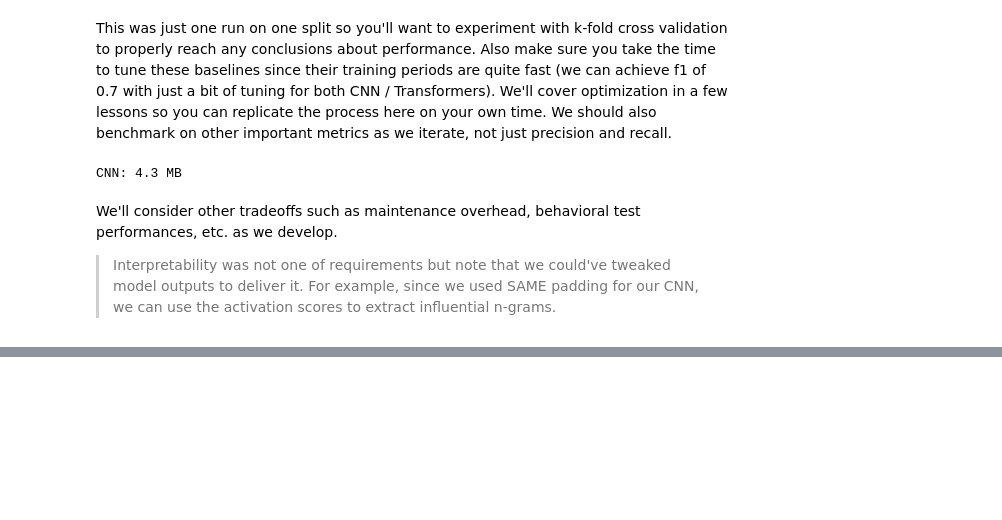
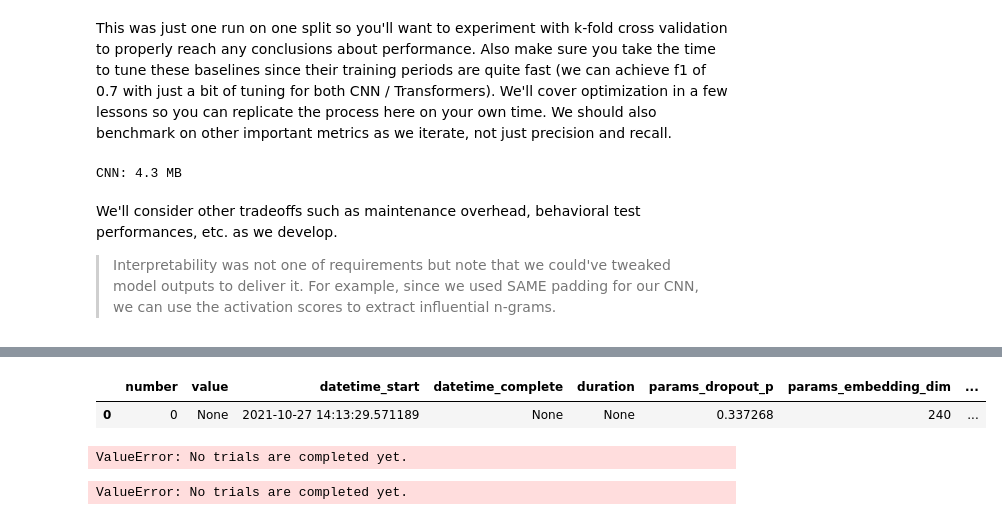
Before and after one commit to anantvaid/MadeWithML_Learnings, a Jupyter notebook: MLOps.ipynb, the cells around one changed output, grey strips where cells are left out. Cells and saved outputs as stored; diff of their text form; code cells hidden in the pictures; blank space fills up the shorter version.

Commit message:
Experiment Tracking and Optimization

```diff
--- a/MLOps.ipynb
+++ b/MLOps.ipynb
@@ -2226,0 +2953,15 @@ print(json.dumps(metrics["slices"], indent=2))
+# %%
+!pip install optuna
+
+import optuna
+from optuna.integration.mlflow import MLflowCallback
+
+# Optimize
+NUM_TRIALS = 50 # small sample for now
+pruner = optuna.pruners.MedianPruner(n_startup_trials=5, n_warmup_steps=5)
+study = optuna.create_study(study_name="optimization", direction="maximize", pruner=pruner)
+mlflow_callback = MLflowCallback(
+    tracking_uri=mlflow.get_tracking_uri(), metric_name="f1")
+study.optimize(lambda trial: objective(trial, params),
+               n_trials=NUM_TRIALS,
+               callbacks=[mlflow_callback])
@@ -2226,0 +2992,21 @@ print(json.dumps(metrics["slices"], indent=2))
+# %%
+# All trials
+trials_df = study.trials_dataframe()
+trials_df = trials_df.sort_values(["value"], ascending=False)  # sort by metric
+trials_df.head()
+# %% [output]
+|  | number | value | datetime_start | datetime_complete | duration | params_dropout_p | params_embedding_dim | ... |
+| 0 | 0 | None | 2021-10-27 14:13:29.571189 | None | None | 0.337268 | 240 | ... |
+# %%
+# Best trial
+print (f"Best value (val loss): {study.best_trial.value}")
+print (f"Best hyperparameters: {study.best_trial.params}")
+# %% [output]
+ValueError: No trials are completed yet.
+# %%
+# Save best parameters
+params = {**params.__dict__, **study.best_trial.params}
+params["threshold"] = study.best_trial.user_attrs["threshold"]
+print (json.dumps(params, indent=2, cls=NumpyEncoder))
+# %% [output]
+ValueError: No trials are completed yet.
```
Also changed, not shown: parts of 120 cells of this notebook, 24 other files.
